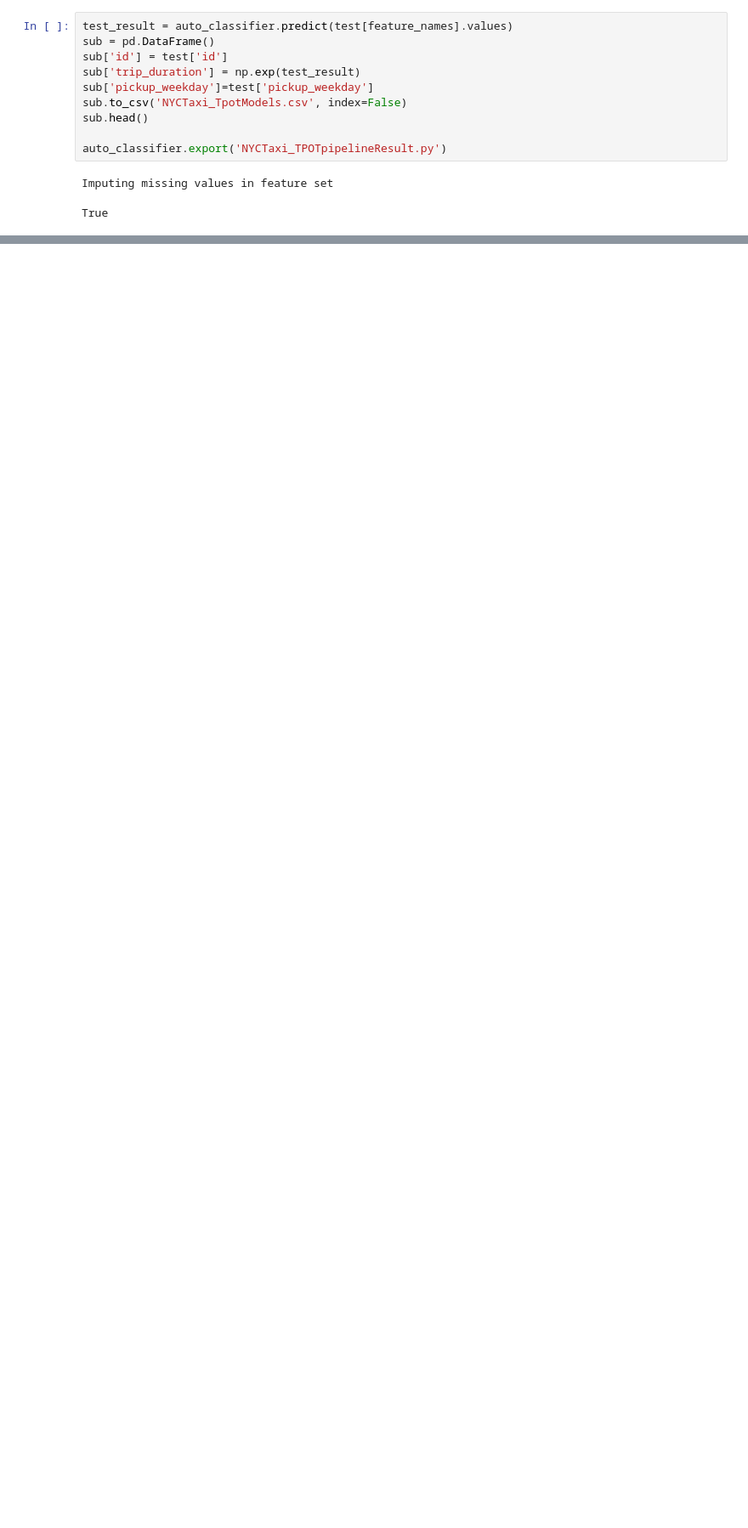
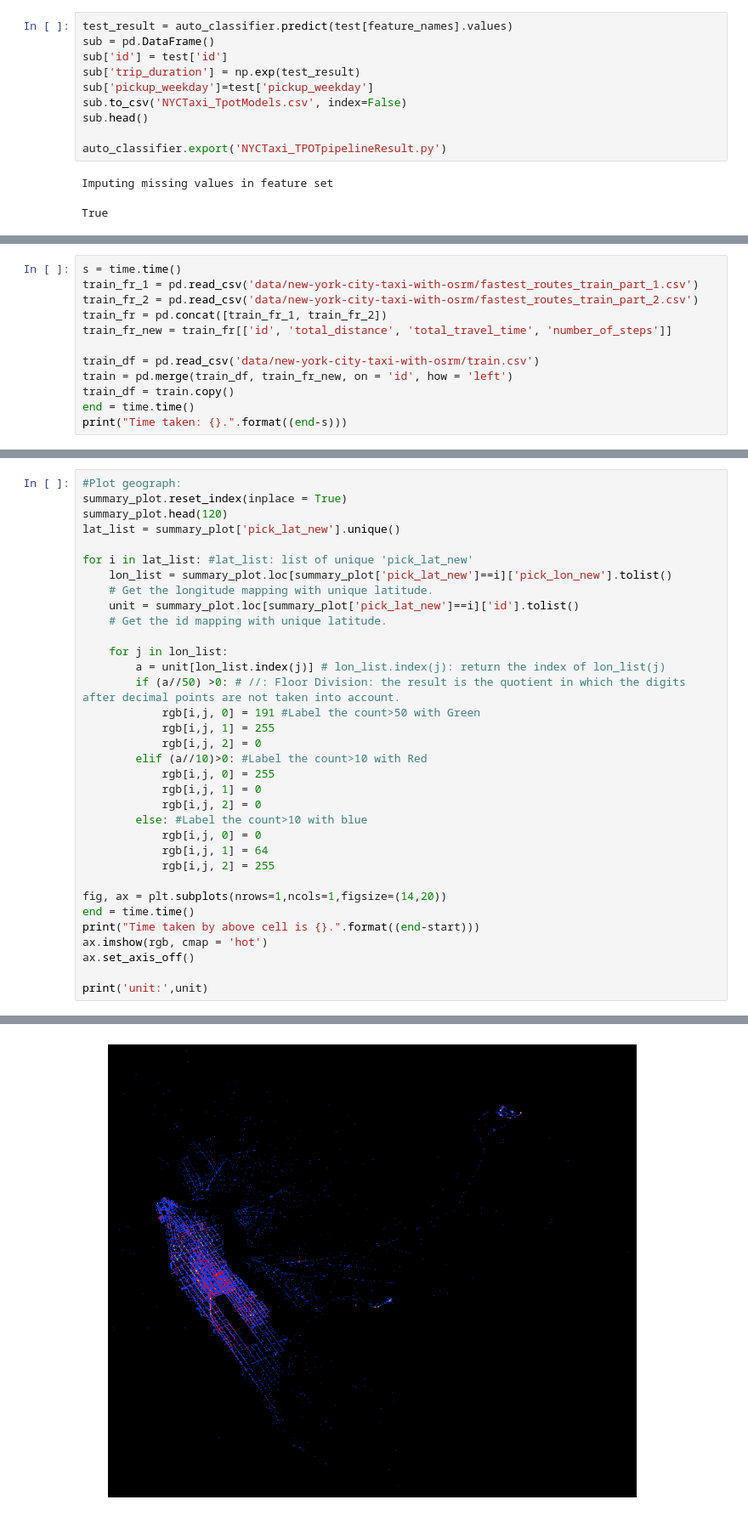
Before and after one commit to ziweifan177/Data-Science-Knowledge-Base, a Jupyter notebook: INFO7390_AdavancedDataScience/FinalProject_Git/FinalProject.ipynb, the cells around one changed output, grey strips where cells are left out. Shown at 85% size. Drawn from its saved outputs; the diff is of its cells as text; blank space fills up the shorter version.

```diff
--- a/INFO7390_AdavancedDataScience/FinalProject_Git/FinalProject.ipynb
+++ b/INFO7390_AdavancedDataScience/FinalProject_Git/FinalProject.ipynb
@@ -600,0 +712,12 @@ NameError: name 'X_train' is not defined
+# %%
+s = time.time()
+train_fr_1 = pd.read_csv('data/new-york-city-taxi-with-osrm/fastest_routes_train_part_1.csv')
+train_fr_2 = pd.read_csv('data/new-york-city-taxi-with-osrm/fastest_routes_train_part_2.csv')
+train_fr = pd.concat([train_fr_1, train_fr_2])
+train_fr_new = train_fr[['id', 'total_distance', 'total_travel_time', 'number_of_steps']]
+
+train_df = pd.read_csv('data/new-york-city-taxi-with-osrm/train.csv')
+train = pd.merge(train_df, train_fr_new, on = 'id', how = 'left')
+train_df = train.copy()
+end = time.time()
+print("Time taken: {}.".format((end-s)))
@@ -600,0 +822,35 @@ NameError: name 'X_train' is not defined
+# %%
+#Plot geograph:
+summary_plot.reset_index(inplace = True)
+summary_plot.head(120)
+lat_list = summary_plot['pick_lat_new'].unique()
+
+for i in lat_list: #lat_list: list of unique 'pick_lat_new'
+    lon_list = summary_plot.loc[summary_plot['pick_lat_new']==i]['pick_lon_new'].tolist()
+    # Get the longitude mapping with unique latitude.
+    unit = summary_plot.loc[summary_plot['pick_lat_new']==i]['id'].tolist()
+    # Get the id mapping with unique latitude.
+
+    for j in lon_list:
+        a = unit[lon_list.index(j)] # lon_list.index(j): return the index of lon_list(j)
+        if (a//50) >0: # //: Floor Division: the result is the quotient in which the digits after decimal points are not taken into account.
+            rgb[i,j, 0] = 191 #Label the count>50 with Green
+            rgb[i,j, 1] = 255
+            rgb[i,j, 2] = 0
+        elif (a//10)>0: #Label the count>10 with Red
+            rgb[i,j, 0] = 255
+            rgb[i,j, 1] = 0
+            rgb[i,j, 2] = 0
+        else: #Label the count>10 with blue
+            rgb[i,j, 0] = 0
+            rgb[i,j, 1] = 64
+            rgb[i,j, 2] = 255
+
+fig, ax = plt.subplots(nrows=1,ncols=1,figsize=(14,20))
+end = time.time()
+print("Time taken by above cell is {}.".format((end-start)))
+ax.imshow(rgb, cmap = 'hot')
+ax.set_axis_off()
+
+print('unit:',unit)
+# %% [output]
@@ -600,0 +859 @@ NameError: name 'X_train' is not defined
+[figure, added]
```
Also changed, not shown: parts of 88 cells of this notebook.
